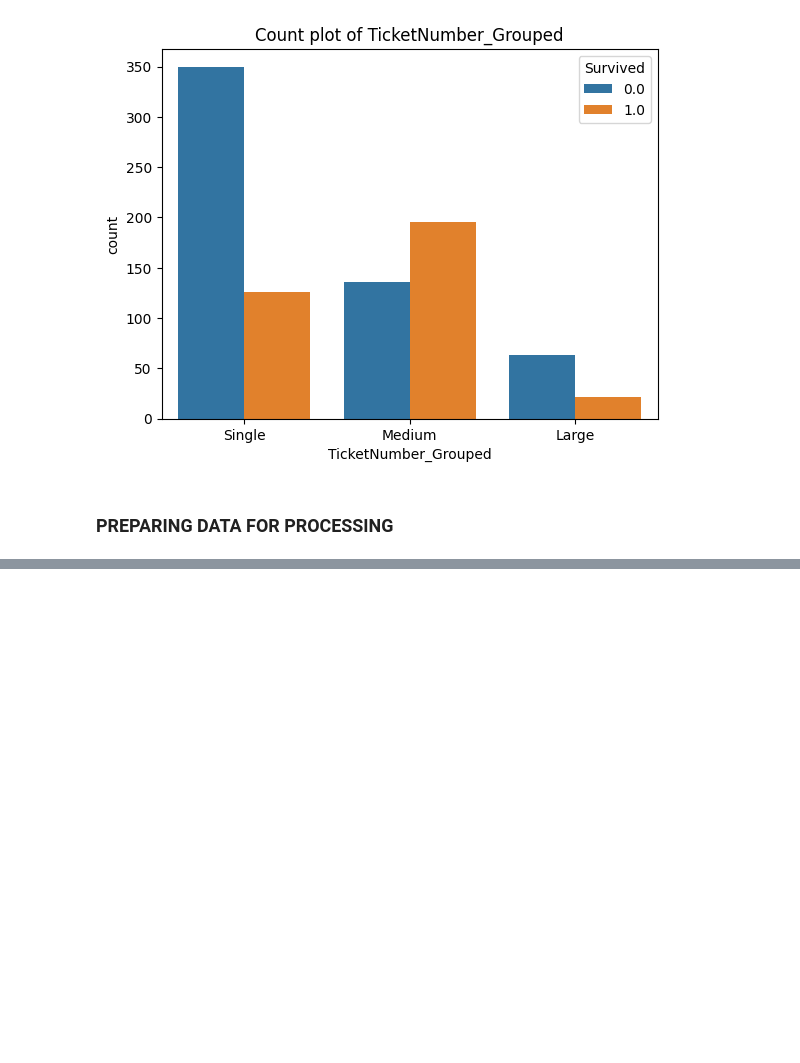
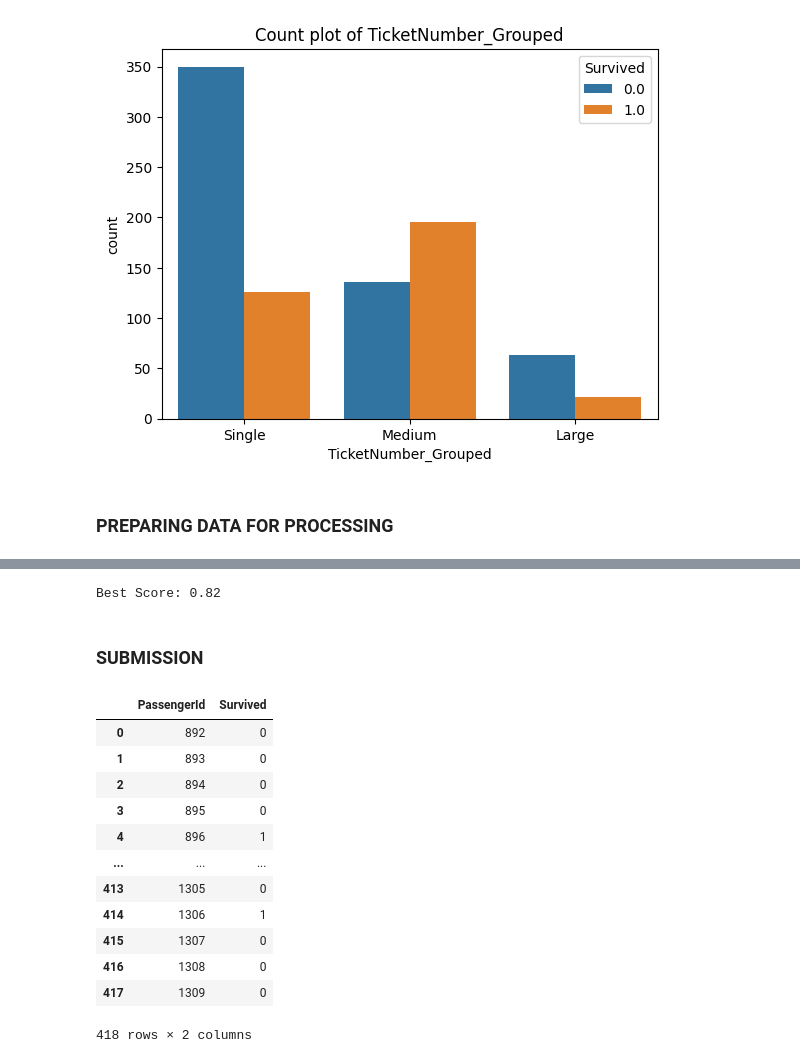
Before and after one commit to isaiapedro/Kaggle_Titanic_Problem, a Jupyter notebook: gradientboostingclass.ipynb, the cells around one changed output, grey strips where cells are left out. Drawn from its saved outputs; the diff is of its cells as text; code cells hidden in the pictures; blank space fills up the shorter version.

```diff
--- a/gradientboostingclass.ipynb
+++ b/gradientboostingclass.ipynb
@@ -663,0 +633,2 @@ submission
+# %%
+CV_rfc.fit(train_transformed, Y)
@@ -663,0 +647,2 @@ submission
+# %%
+rfc_predict = CV_rfc.predict(test_transformed)
@@ -663,0 +693,4 @@ submission
+# %%
+print(f"Best Score: {CV_etc.best_score_:.2f}")
+# %% [output]
+Best Score: 0.82
@@ -663,0 +699,43 @@ submission
+# %% [markdown]
+### SUBMISSION
+# %%
+gbc_predict = gbc_predict.astype(int)
+rfc_predict = rfc_predict.astype(int)
+lr_predict = lr_predict.astype(int)
+etc_predict = etc_predict.astype(int)
+# %%
+submission2 = pd.DataFrame({
+    'PassengerId': test_df['PassengerId'],
+    'Survived': gbc_predict
+})
+
+submission3 = pd.DataFrame({
+    'PassengerId': test_df['PassengerId'],
+    'Survived': rfc_predict
+})
+
+submission4 = pd.DataFrame({
+    'PassengerId': test_df['PassengerId'],
+    'Survived': lr_predict
+})
+
+submission5 = pd.DataFrame({
+    'PassengerId': test_df['PassengerId'],
+    'Survived': etc_predict
+})
+# %%
+submission3
+# %% [output]
+|  | PassengerId | Survived |
+| 0 | 892 | 0 |
+| 1 | 893 | 0 |
+| 2 | 894 | 0 |
+| 3 | 895 | 0 |
+| 4 | 896 | 1 |
+| ... | ... | ... |
+| 413 | 1305 | 0 |
+| 414 | 1306 | 1 |
+| 415 | 1307 | 0 |
+| 416 | 1308 | 0 |
+| 417 | 1309 | 0 |
+418 rows × 2 columns
```
Also changed, not shown: parts of 43 cells of this notebook, 6 other files.
